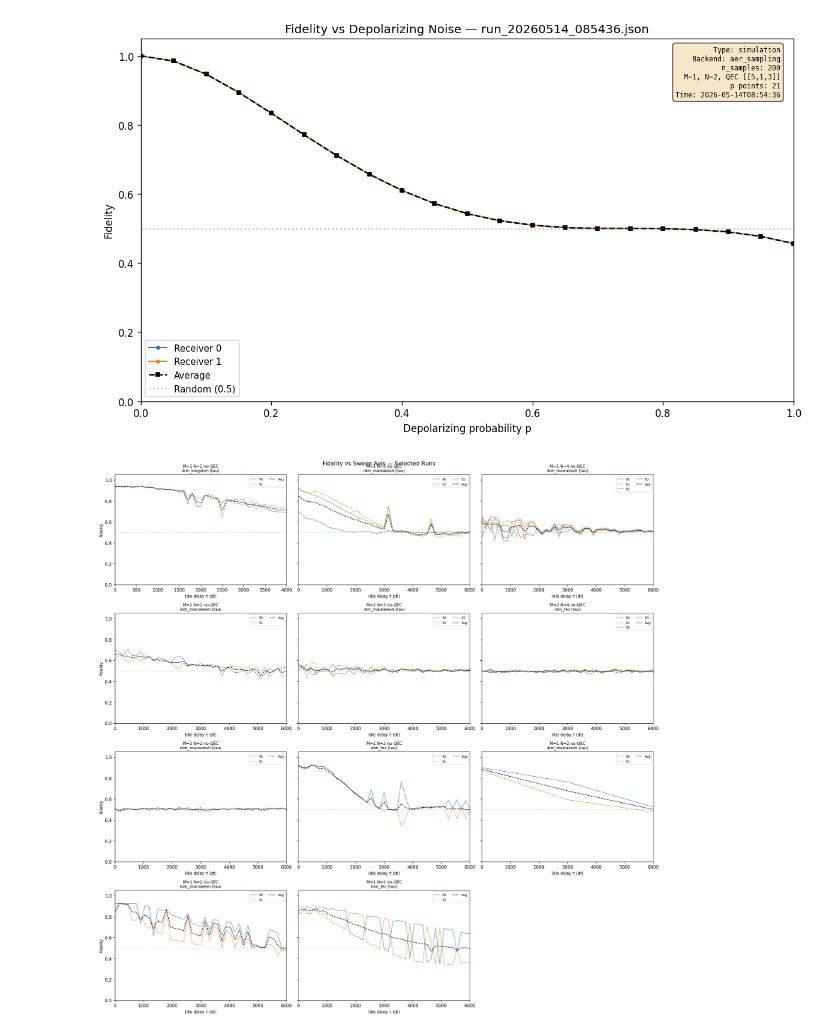
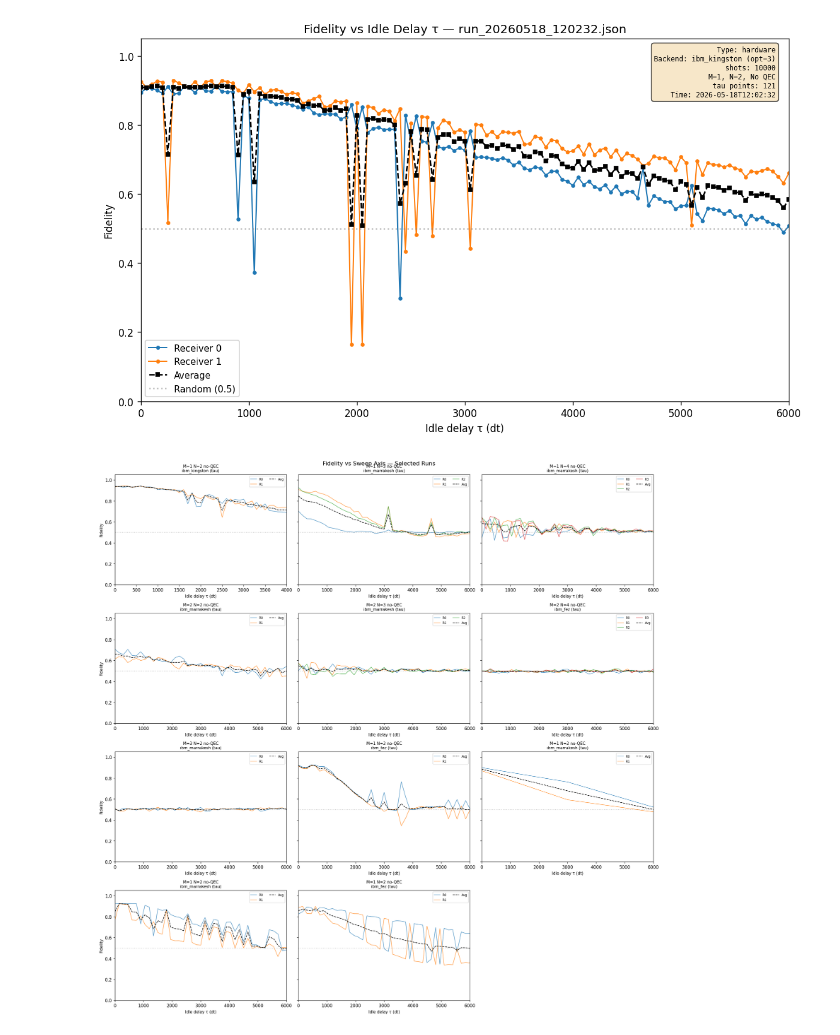
Before and after one commit to mtp354/Broadcasting, a Jupyter notebook: visualizations.ipynb, the cells around one changed output. Cells and saved outputs as stored; diff of their text form; code cells hidden in the pictures.

```diff
--- a/visualizations.ipynb
+++ b/visualizations.ipynb
@@ -81,7 +81,8 @@ Found 43 run(s) in results/
 # %%
 # --- Latest run: fidelity vs sweep axis (p or tau) ---
 
-run = latest_run()
+# run = latest_run()
+run = runs[43]
 N = run["N"]
 fids = np.array(run["fidelities"])  # shape (n_sweep, N)
 axis, x_arr, xlabel, xlim = get_sweep(run)
@@ -101,34 +102,34 @@ ax.set_xlabel(xlabel)
 ax.set_ylabel("Fidelity")
 ax.set_ylim(0, 1.05)
 if xlim is not None:
     ax.set_xlim(*xlim)
 ax.legend(loc="best", fontsize=9)
 
 # Metadata annotation
 qec_str = "QEC [[5,1,3]]" if run.get("use_qec") else "No QEC"
 backend = run.get("backend", "?")
 opt = run.get("optimization_level")
 meta_lines = [
     f"Type: {run['experiment_type']}",
     f"Backend: {backend}" + (f" (opt={opt})" if opt is not None else ""),
     f"M={run['M']}, N={N}, {qec_str}",
     f"{axis} points: {len(x_arr)}",
     f"Time: {run.get('timestamp', '')[:19]}",
 ]
 if run.get("n_samples"):
     meta_lines.insert(2, f"n_samples: {run['n_samples']}")
 if run.get("shots"):
     meta_lines.insert(2, f"shots: {run['shots']}")
 ax.text(0.98, 0.98, "\n".join(meta_lines), transform=ax.transAxes,
         fontsize=7, va="top", ha="right", fontfamily="monospace",
         bbox=dict(boxstyle="round,pad=0.4", facecolor="wheat", alpha=0.7))
 
 axis_title = "Depolarizing Noise" if axis == "p" else "Idle Delay τ"
 ax.set_title(f"Fidelity vs {axis_title} — {run['filename']}")
 plt.tight_layout()
 plt.show()
 # %% [output]
-[figure, old version]
+[figure, new version]
 # %%
 # --- Multi-run comparison: fidelity vs sweep axis ---
 # Customize the filter below to select which runs to compare.
```
Also changed, not shown: parts of 1 cell of this notebook, 6 other files.
